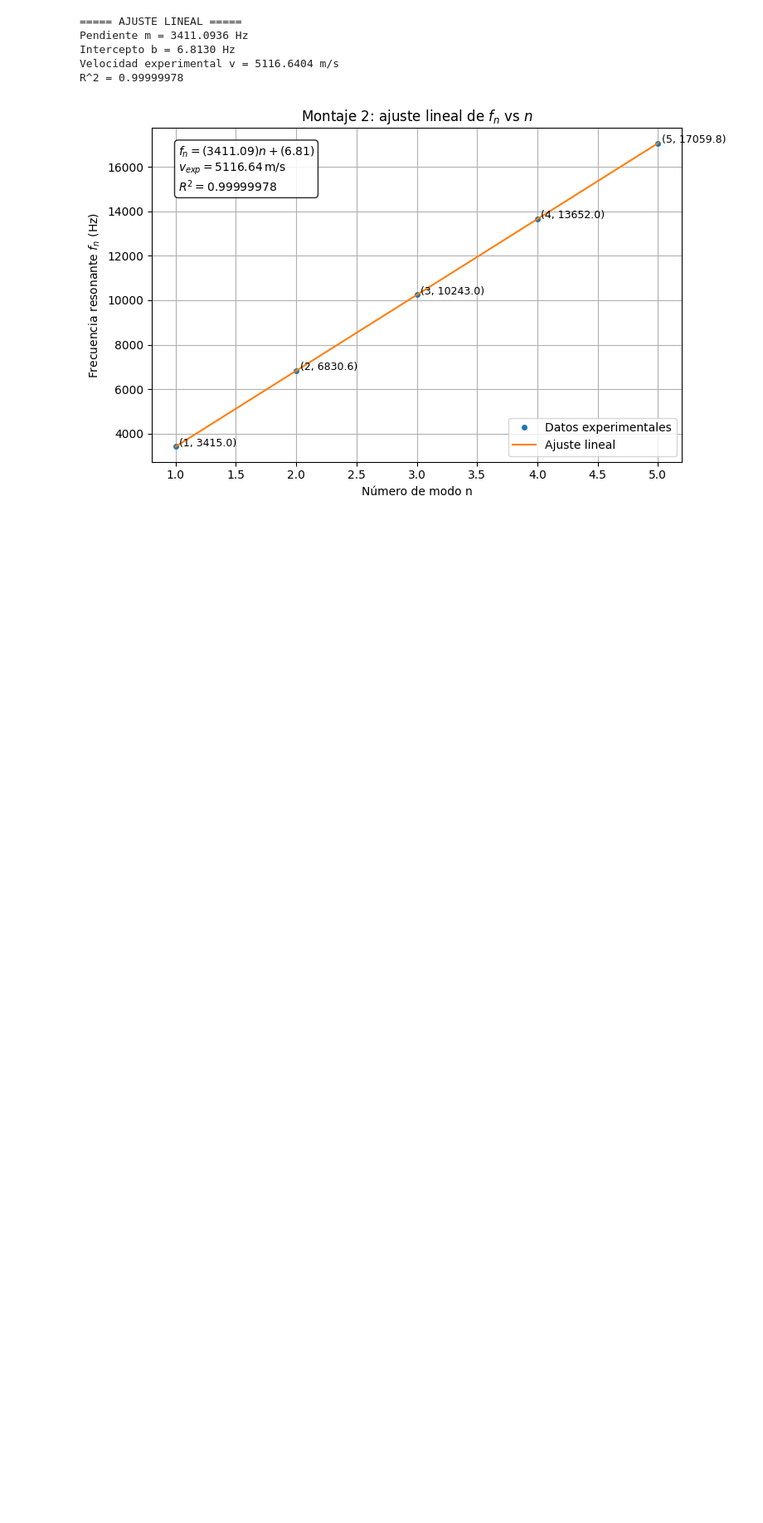
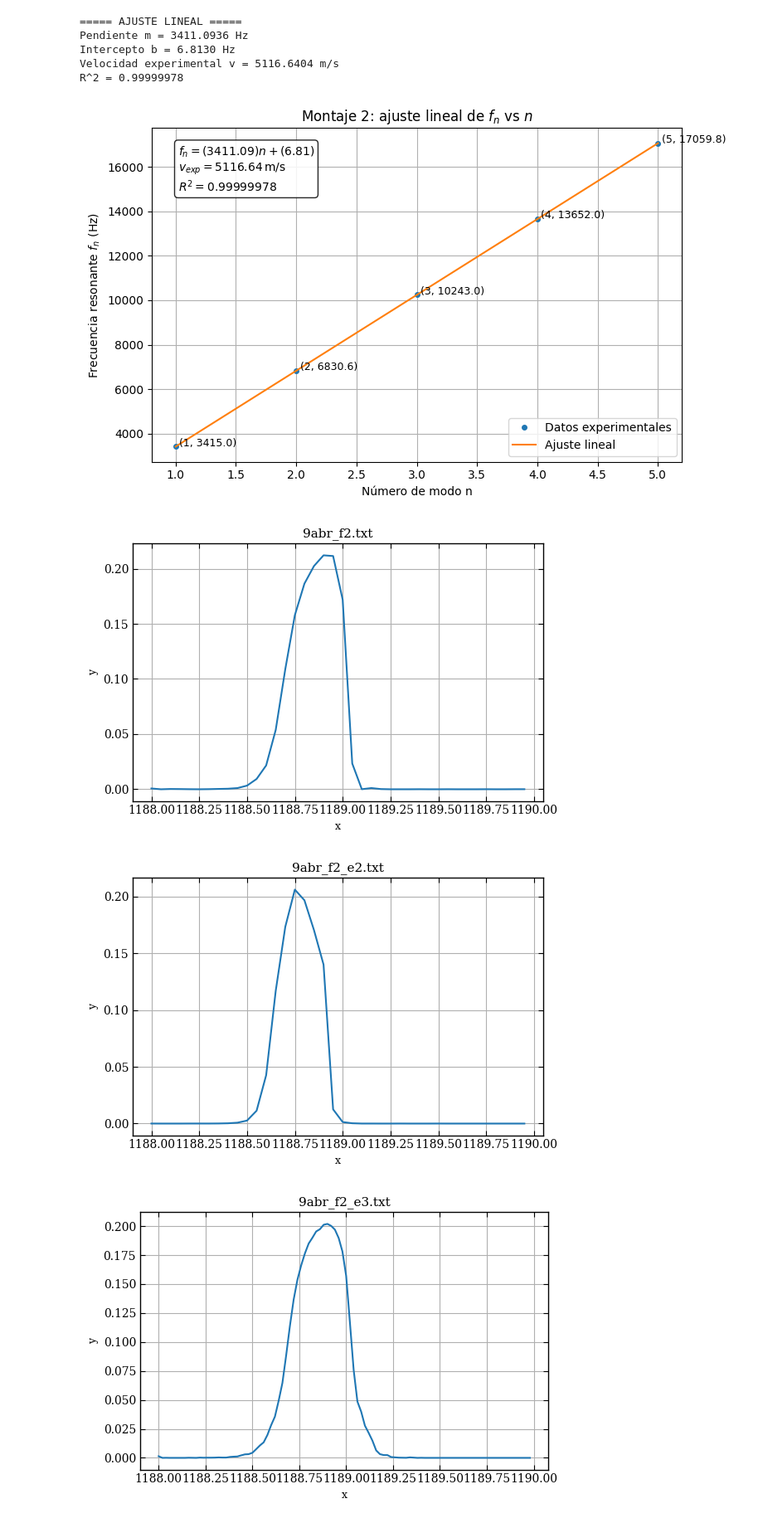
Before and after one commit to EduardoGarcia528/Tesis, a Jupyter notebook: lab/practica1.ipynb, the cells around one changed output. Shown at 83% size. Drawn from its saved outputs; the diff is of its cells as text; code cells hidden in the pictures; blank space fills up the shorter version.

```diff
--- a/lab/practica1.ipynb
+++ b/lab/practica1.ipynb
@@ -852,3 +831,38 @@ Intercepto b = 6.8130 Hz
 Velocidad experimental v = 5116.6404 m/s
 R^2 = 0.99999978
 [figure]
+# %%
+import os
+import glob
+import numpy as np
+import matplotlib.pyplot as plt
+
+# Carpeta donde están los archivos .txt
+carpeta = "labequipo2/9abr_"
+
+# Buscar todos los archivos .txt
+archivos = glob.glob(os.path.join(carpeta, "*.txt"))
+
+for archivo in archivos:
+    try:
+        # Cargar archivo: se asume que tiene 2 columnas -> x, y
+        datos = np.loadtxt(archivo)
+
+        x = datos[:, 0]
+        y = datos[:, 1]
+
+        plt.figure(figsize=(6, 4))
+        plt.plot(x, y)
+        plt.xlabel("x")
+        plt.ylabel("y")
+        plt.title(os.path.basename(archivo))
+        plt.grid(True)
+        plt.tight_layout()
+        plt.show()
+
+    except Exception as e:
+        print(f"Error al leer {archivo}: {e}")
+# %% [output]
+[figure, added]
+[figure, added]
+[figure, added]
```
Also changed, not shown: parts of 3 cells of this notebook, 58 other files.
